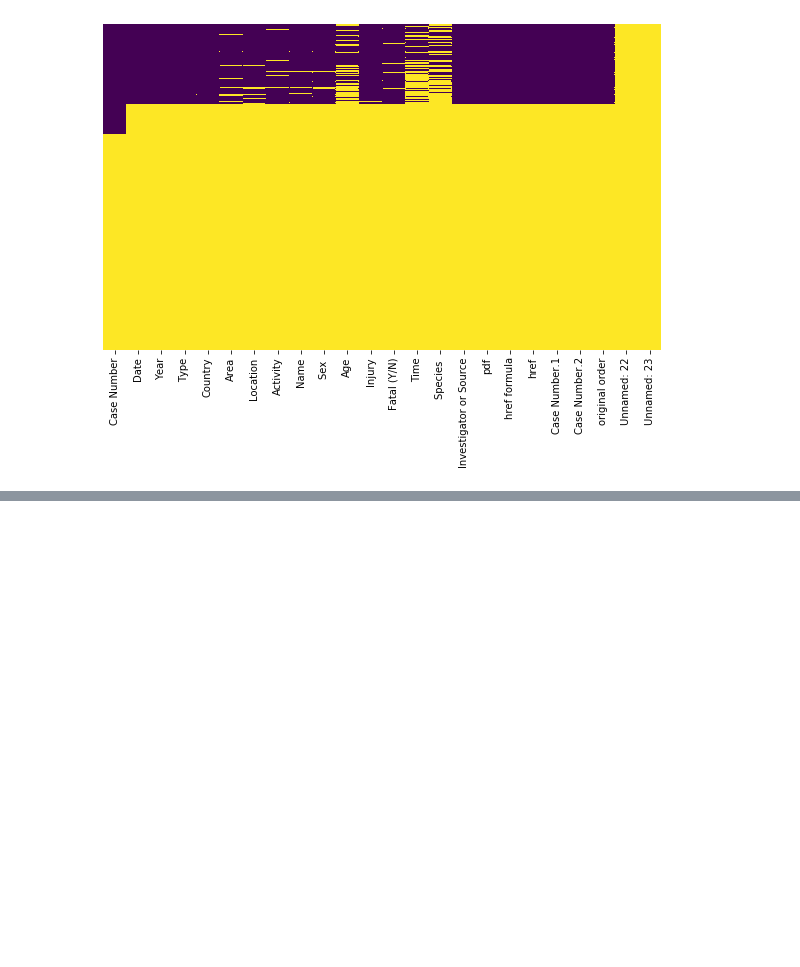
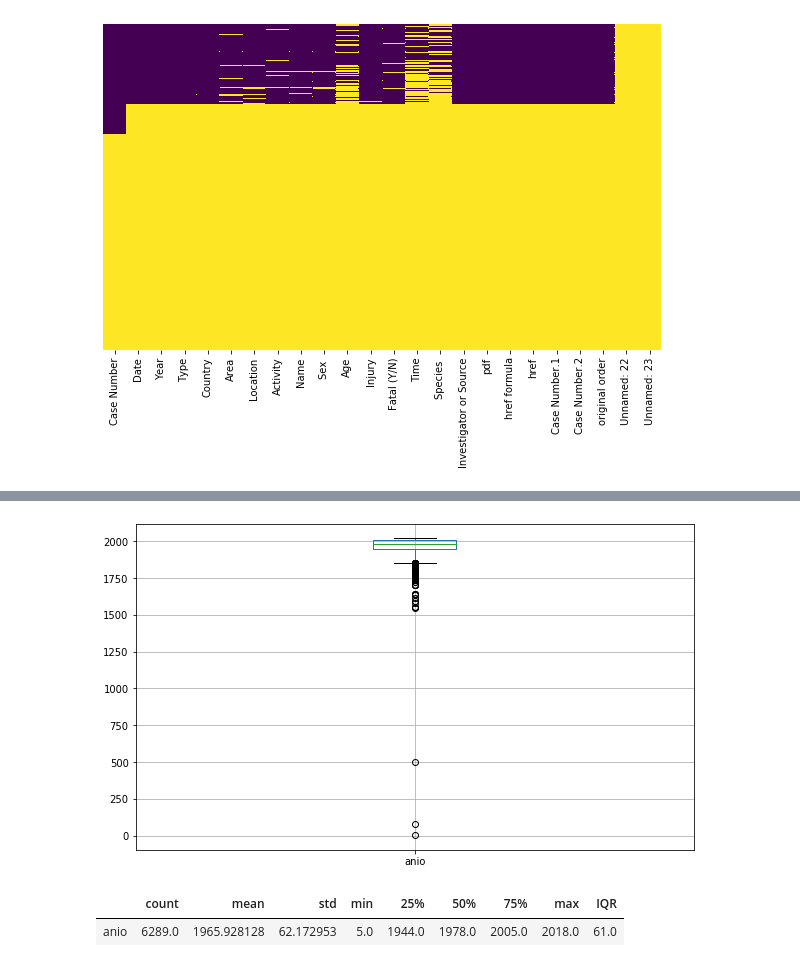
Before and after one commit to kuenk/Shark-attack, a Jupyter notebook: src/Sharky.ipynb, the cells around one changed output, grey strips where cells are left out. Cells and saved outputs as stored; diff of their text form; code cells hidden in the pictures; blank space fills up the shorter version.

```diff
--- a/src/Sharky.ipynb
+++ b/src/Sharky.ipynb
@@ -112,0 +158,9 @@ plt.show()
+# %%
+def patron(x):
+    if len(x)>4:
+        num=str(re.findall('\d{4}', x))
+        return num[2:6]
+    else:
+        return x
+# %%
+tiburones4['anio']=tiburones4.anio.apply(patron)
@@ -112,0 +171,20 @@ plt.show()
+# %%
+tiburones4['anio'].replace(['Reported 08-Jan-2017'], '2017', inplace=True)
+tiburones4['anio'].replace(['Reported 19-Aug-1836'], '2017', inplace=True)
+tiburones4['anio'] = tiburones4['anio'].astype(int)
+# %%
+#tiburones4.shape
+tiburones5=tiburones4
+# %%
+plt.figure(figsize=(10, 6))
+
+tiburones5.boxplot(column=['anio']);
+# %% [output]
+[figure, added]
+# %%
+stats=tiburones5.describe().T
+stats['IQR']=stats['75%']-stats['25%']
+stats.tail()
+# %% [output]
+|  | count | mean | std | min | 25% | 50% | 75% | max | IQR |
+| anio | 6289.0 | 1965.928128 | 62.172953 | 5.0 | 1944.0 | 1978.0 | 2005.0 | 2018.0 | 61.0 |
```
Also changed, not shown: parts of 53 cells of this notebook, 3 other files.
